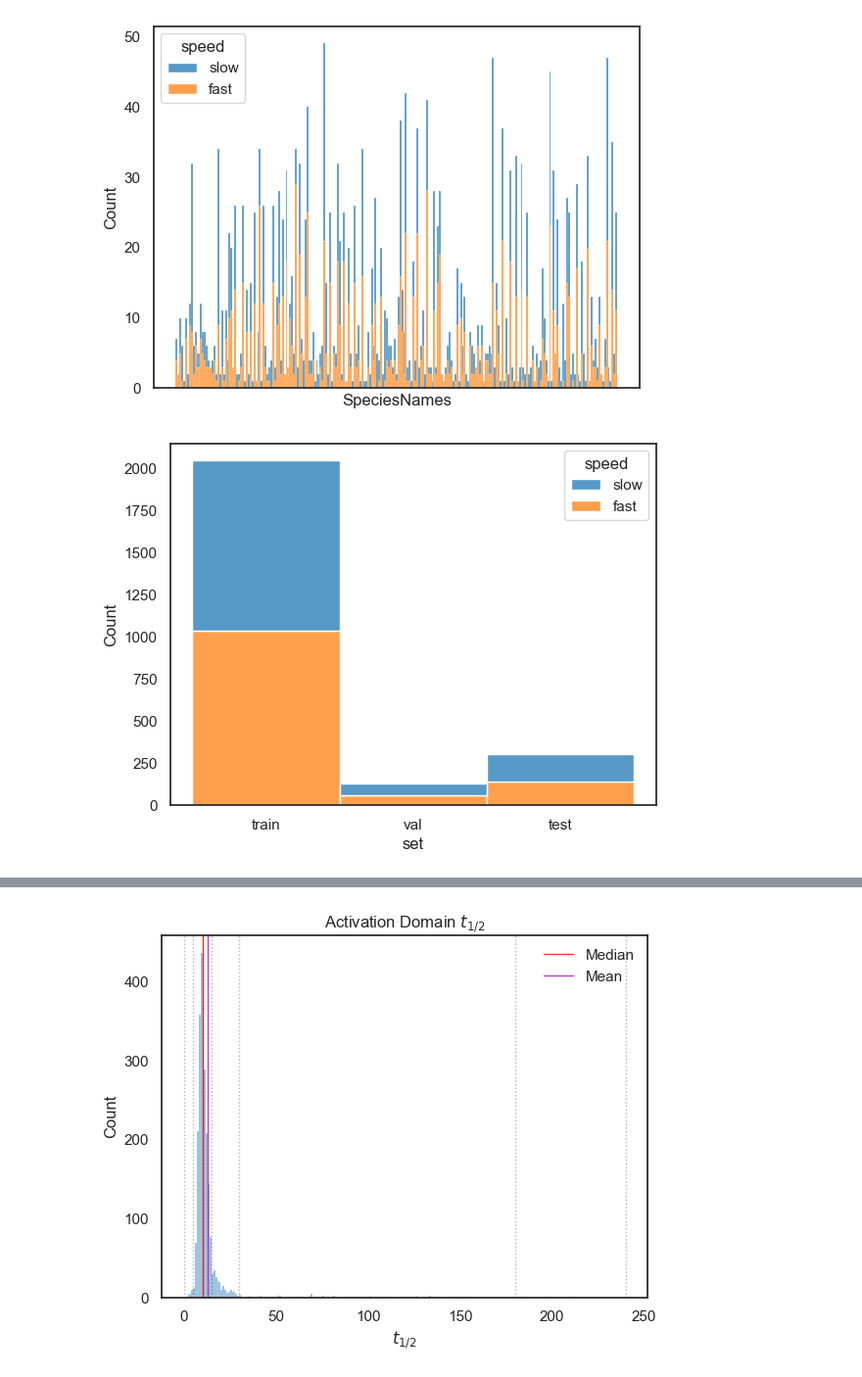
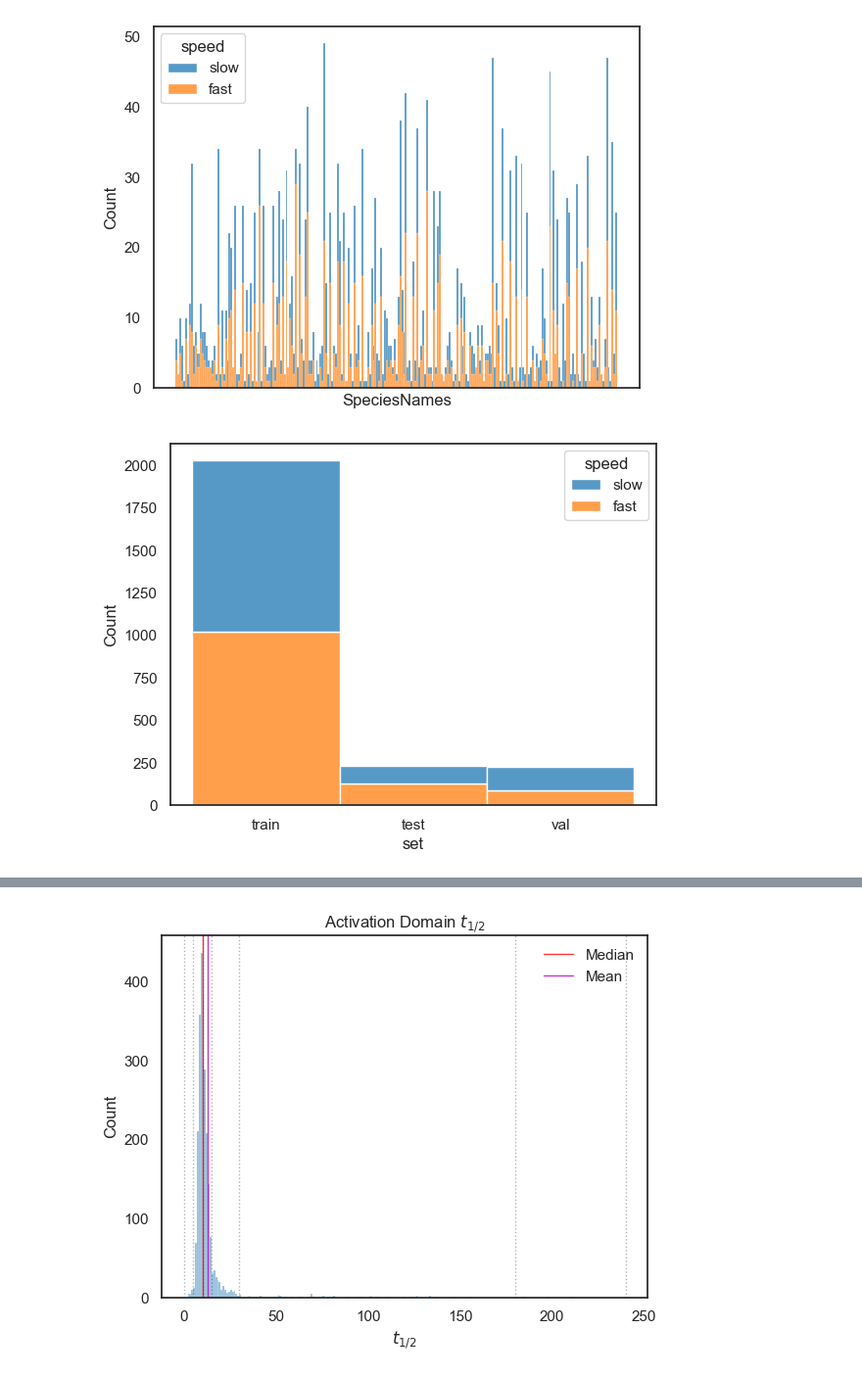
Before and after one commit to staller-lab/ADHunter-DeepLift, a Jupyter notebook: notebooks/250324_trebl_model_t_half.ipynb, the cells around one changed output, grey strips where cells are left out. Shown at 98% size. Saved outputs shown, nothing was run; the diff lists cells and outputs as text; code cells hidden in the pictures.

```diff
--- a/notebooks/250324_trebl_model_t_half.ipynb
+++ b/notebooks/250324_trebl_model_t_half.ipynb
@@ -128,41 +128,63 @@ plt.show()
 # %%
 from sklearn.model_selection import GroupShuffleSplit
 
-groups = df_m["SpeciesNames"].values
-gss = GroupShuffleSplit(n_splits=1, train_size=0.8)
-gss_val_test = GroupShuffleSplit(n_splits=1, train_size=.5)
-# _ = gs.split(X, y=y_cont, groups=df_m["SpeciesNames"])
-# next(_)
-tr_index, te_val_index = [], []
-te_idx, val_idx = [], []
+# groups = df_m["SpeciesNames"].values
+# random_state = 42
 
-for i, (train_index, test_index) in enumerate(gss.split(X, y_cont, groups=groups)):
-    # Prepare the training and testing data
-    X_train, X_test_val = X[train_index], X[test_index]
-    y_train, y_test_val = y_cont[train_index], y_cont[test_index]
-    # Keep track of indices
-    tr_index.append(train_index)
-    te_val_index.append(test_index)
+def get_group_split(X, y, groups, random_state=0, as_tensor=True):
+    gss = GroupShuffleSplit(n_splits=1, train_size=0.8, random_state=random_state)
+    gss_val_test = GroupShuffleSplit(n_splits=1, train_size=.5, random_state=random_state)
+    tr_idx, te_val_index = [], []
+    te_idx, val_idx = [], []
 
-te_val_index = np.array(te_val_index).flatten()
+    for i, (train_index, test_index) in enumerate(gss.split(X, y, groups=groups)):
+        # Prepare the training and testing data
+        X_train, X_test_val = X[train_index], X[test_index]
+        y_train, y_test_val = y[train_index], y[test_index]
+        # Keep track of indices
+        tr_idx.append(train_index)
+        te_val_index.append(test_index)
 
-groups_te_val = groups[te_val_index]
-for i, (test_index, val_index) in enumerate(gss.split(X_test_val, y_test_val, groups=groups_te_val)):
-    X_test, X_val = X_test_val[test_index], X_test_val[val_index]
-    y_test, y_val = y_test_val[test_index], y_test_val[val_index]
-    te_idx.append(te_val_index[test_index])
-    val_idx.append(te_val_index[val_index])
+    te_val_index = np.array(te_val_index).flatten()
+
+    groups_te_val = groups[te_val_index]
+    for i, (test_index, val_index) in enumerate(gss_val_test.split(X_test_val, y_test_val, groups=groups_te_val)):
+        X_test, X_val = X_test_val[test_index], X_test_val[val_index]
+        y_test, y_val = y_test_val[test_index], y_test_val[val_index]
+        te_idx.append(te_val_index[test_index])
+        val_idx.append(te_val_index[val_index])
 
 
-tr_index = np.array(tr_index).flatten()
-te_index = np.array(te_idx).flatten()
-val_idx = np.array(val_idx).flatten()
+    tr_idx = np.array(tr_idx).flatten()
+    te_idx = np.array(te_idx).flatten()
+    val_idx = np.array(val_idx).flatten()
+    if as_tensor:
+        X_train = torch.tensor(X_train)
+        # y_bin_train = torch.tensor(y_bin_train)
+        y_train = torch.tensor(y_train)
 
-df_m.loc[df_m.iloc[tr_index].index, ["set"]] = "train"
+        X_val = torch.tensor(X_val)
+        # y_bin_val = torch.tensor(y_bin_val)
+        y_val = torch.tensor(y_val)
+
+        X_test = torch.tensor(X_test)
+        # y_bin_test = torch.tensor(y_bin_test)
+        y_test = torch.tensor(y_test)
+    return (X_train, y_train), \
+        (X_val, y_val), \
+        (X_test, y_test), \
+        (tr_idx, val_idx, te_idx)
+
+train, val, test, indices = get_group_split(X, y_cont, df_m["SpeciesNames"].values)
+(X_train, y_cont_train) = train
+(X_val, y_cont_val) = val
+(X_test, y_cont_test) = test
+tr_idx, val_idx, te_index = indices
+df_m.loc[df_m.iloc[tr_idx].index, ["set"]] = "train"
 df_m.loc[df_m.iloc[te_index].index, ["set"]] = "test"
 df_m.loc[df_m.iloc[val_idx].index, ["set"]] = "val"
 
 sns.histplot(df_m, x="set", hue="speed", multiple="stack")
 plt.show()
 # %% [output]
-[figure, old version]
+[figure, new version]
```
Also changed, not shown: parts of 5 cells of this notebook, 1 other file.
